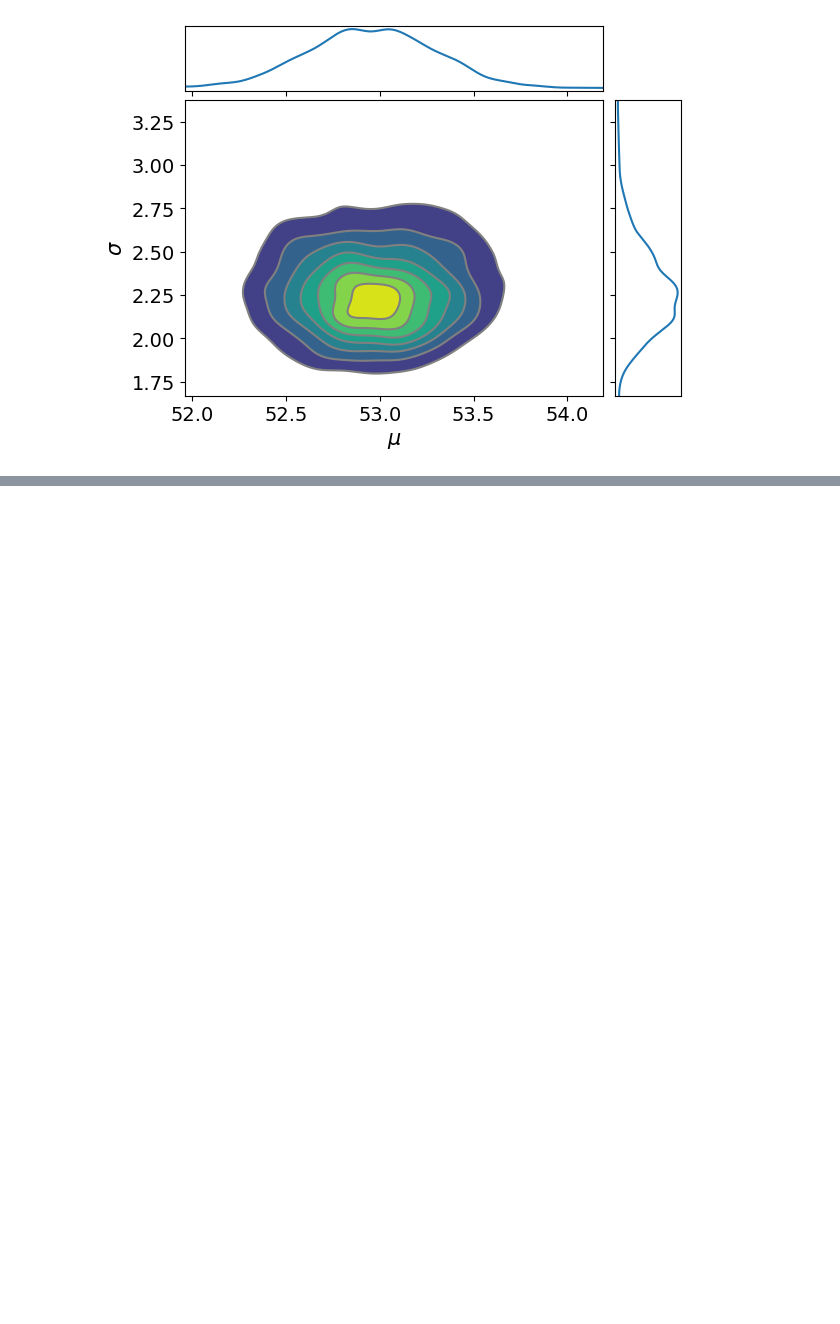
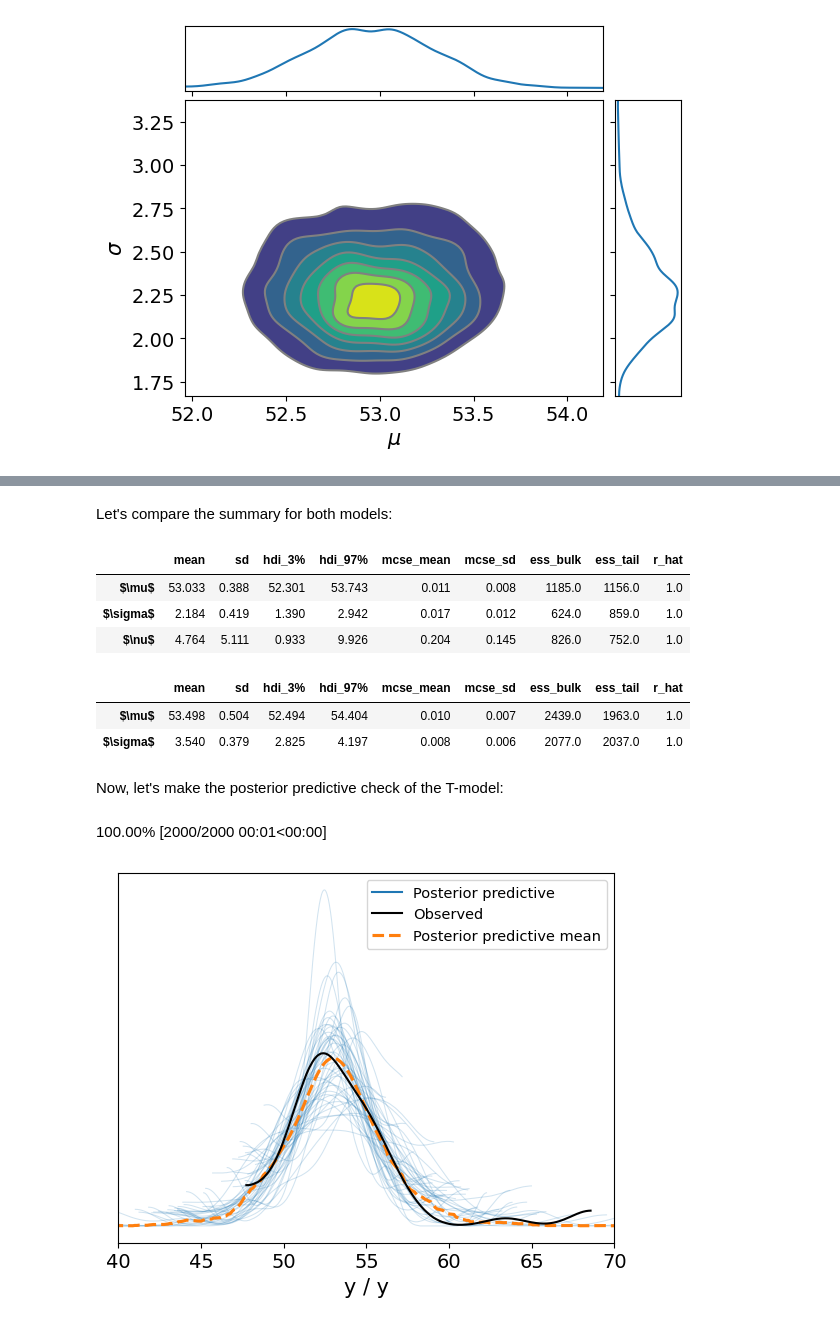
Before and after one commit to binaria010/BayesianStatistics, a Jupyter notebook: IntrotoPyMC3.ipynb, the cells around one changed output, grey strips where cells are left out. Drawn from its saved outputs; the diff is of its cells as text; code cells hidden in the pictures; blank space fills up the shorter version.

```diff
--- a/IntrotoPyMC3.ipynb
+++ b/IntrotoPyMC3.ipynb
@@ -265,0 +268,28 @@ plt.show()
+# %% [markdown]
+Let's compare the summary for both models:
+# %%
+arviz.summary(trace)
+# %% [output]
+|  | mean | sd | hdi_3% | hdi_97% | mcse_mean | mcse_sd | ess_bulk | ess_tail | r_hat |
+| $\mu$ | 53.033 | 0.388 | 52.301 | 53.743 | 0.011 | 0.008 | 1185.0 | 1156.0 | 1.0 |
+| $\sigma$ | 2.184 | 0.419 | 1.390 | 2.942 | 0.017 | 0.012 | 624.0 | 859.0 | 1.0 |
+| $\nu$ | 4.764 | 5.111 | 0.933 | 9.926 | 0.204 | 0.145 | 826.0 | 752.0 | 1.0 |
+# %%
+arviz.summary(infered_data)
+# %% [output]
+|  | mean | sd | hdi_3% | hdi_97% | mcse_mean | mcse_sd | ess_bulk | ess_tail | r_hat |
+| $\mu$ | 53.498 | 0.504 | 52.494 | 54.404 | 0.010 | 0.007 | 2439.0 | 1963.0 | 1.0 |
+| $\sigma$ | 3.540 | 0.379 | 2.825 | 4.197 | 0.008 | 0.006 | 2077.0 | 2037.0 | 1.0 |
+# %% [markdown]
+Now, let's make the posterior predictive check of the T-model:
+# %%
+y_ppc_T = pymc3.sample_posterior_predictive(trace = trace, model=model_T, random_seed=123, keep_size=True)
+data_ppc_T = arviz.concat(trace, arviz.from_dict(posterior_predictive=y_ppc_T), inplace=False)
+# %% [output]
+100.00% [2000/2000 00:01<00:00]
+# %%
+arviz.plot_ppc(data_ppc_T, num_pp_samples= 50, random_seed=40)
+plt.xlim((40, 70))
+plt.show()
+# %% [output]
+[figure, added]
```
Also changed, not shown: parts of 16 cells of this notebook, 1 other file.
